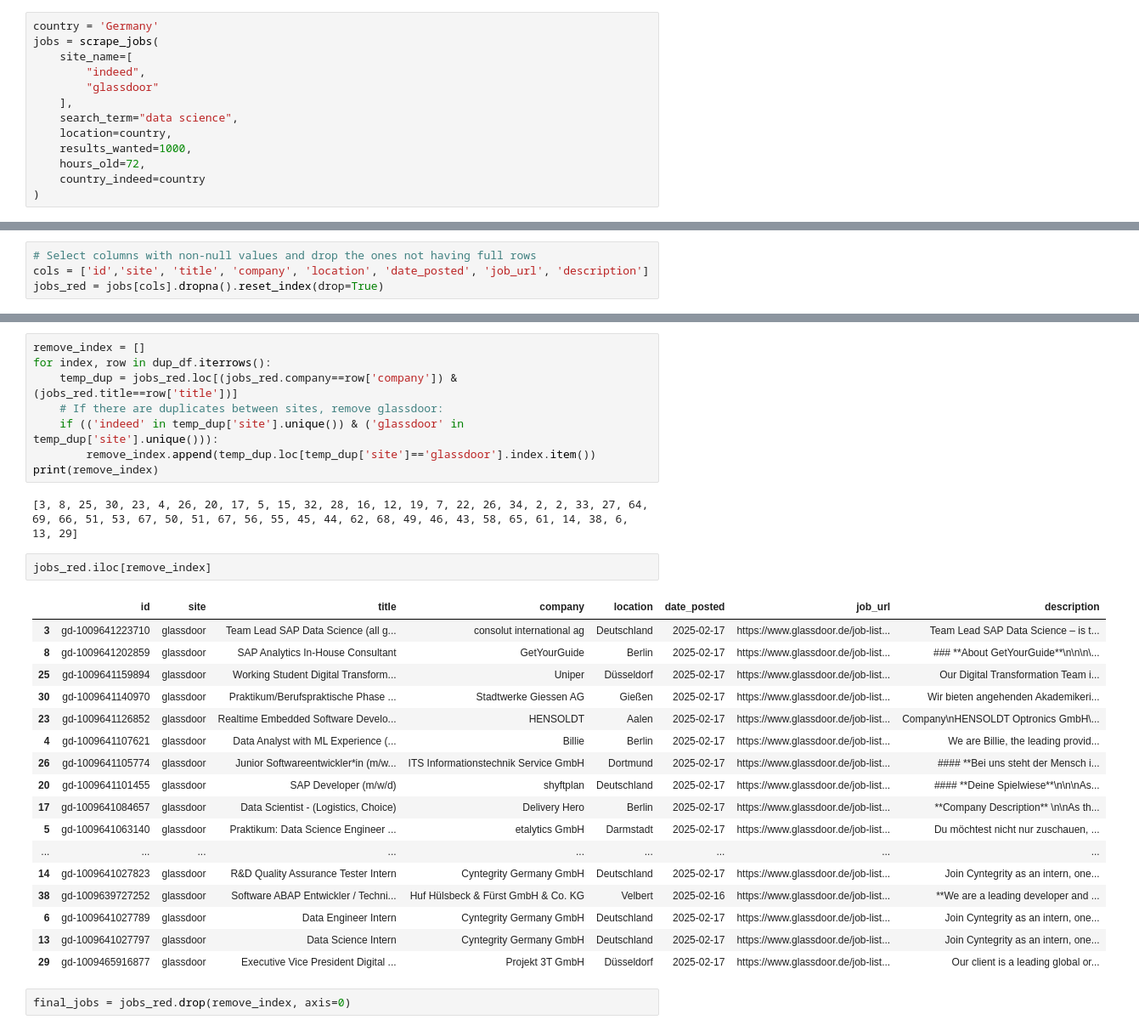
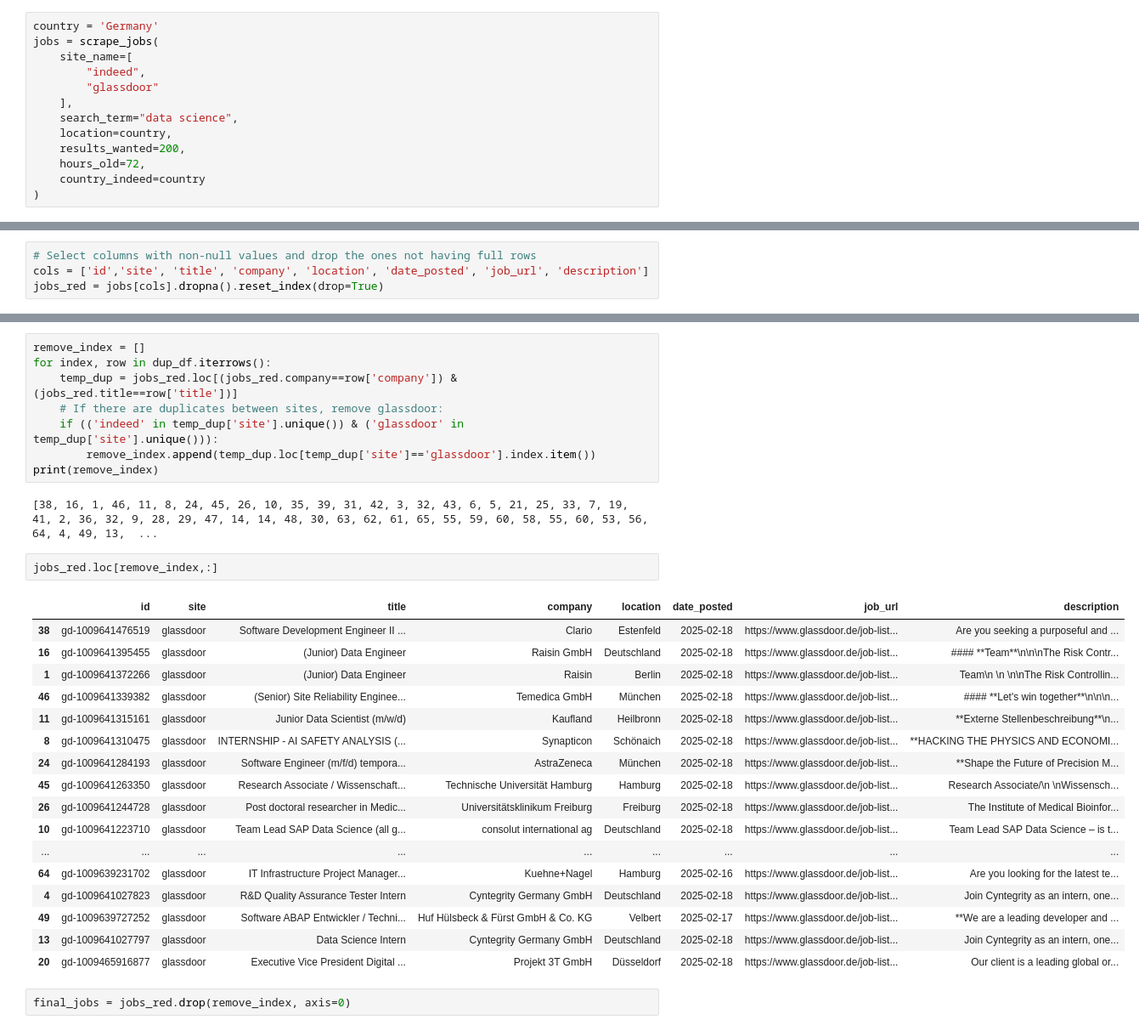
Before and after one commit to ladybug-J/job-market-insights, a Jupyter notebook: analyse_jobspy.ipynb, the cells around one changed output, grey strips where cells are left out. Shown at 85% size. Cells and saved outputs as stored; diff of their text form.

```diff
--- a/analyse_jobspy.ipynb
+++ b/analyse_jobspy.ipynb
@@ -19,7 +19,7 @@ jobs = scrape_jobs(
     ],
     search_term="data science",
     location=country,
-    results_wanted=1000,
+    results_wanted=200,
     hours_old=72,
     country_indeed=country
 )
@@ -117,27 +117,27 @@ for index, row in dup_df.iterrows():
         remove_index.append(temp_dup.loc[temp_dup['site']=='glassdoor'].index.item())
 print(remove_index)
 # %% [output]
-[3, 8, 25, 30, 23, 4, 26, 20, 17, 5, 15, 32, 28, 16, 12, 19, 7, 22, 26, 34, 2, 2, 33, 27, 64, 69, 66, 51, 53, 67, 50, 51, 67, 56, 55, 45, 44, 62, 68, 49, 46, 43, 58, 65, 61, 14, 38, 6, 13, 29]
+[38, 16, 1, 46, 11, 8, 24, 45, 26, 10, 35, 39, 31, 42, 3, 32, 43, 6, 5, 21, 25, 33, 7, 19, 41, 2, 36, 32, 9, 28, 29, 47, 14, 14, 48, 30, 63, 62, 61, 65, 55, 59, 60, 58, 55, 60, 53, 56, 64, 4, 49, 13,  ...
 # %%
-jobs_red.iloc[remove_index]
+jobs_red.loc[remove_index,:]
 # %% [output]
 |  | id | site | title | company | location | date_posted | job_url | description |
-| 3 | gd-1009641223710 | glassdoor | Team Lead SAP Data Science (all g... | consolut international ag | Deutschland | 2025-02-17 | https://www.glassdoor.de/job-list... | Team Lead SAP Data Science – is t... |
-| 8 | gd-1009641202859 | glassdoor | SAP Analytics In-House Consultant | GetYourGuide | Berlin | 2025-02-17 | https://www.glassdoor.de/job-list... | ### **About GetYourGuide**\n\n\n\... |
-| 25 | gd-1009641159894 | glassdoor | Working Student Digital Transform... | Uniper | Düsseldorf | 2025-02-17 | https://www.glassdoor.de/job-list... | Our Digital Transformation Team i... |
-| 30 | gd-1009641140970 | glassdoor | Praktikum/Berufspraktische Phase ... | Stadtwerke Giessen AG | Gießen | 2025-02-17 | https://www.glassdoor.de/job-list... | Wir bieten angehenden Akademikeri... |
-| 23 | gd-1009641126852 | glassdoor | Realtime Embedded Software Develo... | HENSOLDT | Aalen | 2025-02-17 | https://www.glassdoor.de/job-list... | Company\nHENSOLDT Optronics GmbH\... |
-| 4 | gd-1009641107621 | glassdoor | Data Analyst with ML Experience (... | Billie | Berlin | 2025-02-17 | https://www.glassdoor.de/job-list... | We are Billie, the leading provid... |
-| 26 | gd-1009641105774 | glassdoor | Junior Softwareentwickler*in (m/w... | ITS Informationstechnik Service GmbH | Dortmund | 2025-02-17 | https://www.glassdoor.de/job-list... | #### **Bei uns steht der Mensch i... |
-| 20 | gd-1009641101455 | glassdoor | SAP Developer (m/w/d) | shyftplan | Deutschland | 2025-02-17 | https://www.glassdoor.de/job-list... | #### **Deine Spielwiese**\n\n\nAs... |
-| 17 | gd-1009641084657 | glassdoor | Data Scientist - (Logistics, Choice) | Delivery Hero | Berlin | 2025-02-17 | https://www.glassdoor.de/job-list... | **Company Description** \n\nAs th... |
-| 5 | gd-1009641063140 | glassdoor | Praktikum: Data Science Engineer ... | etalytics GmbH | Darmstadt | 2025-02-17 | https://www.glassdoor.de/job-list... | Du möchtest nicht nur zuschauen, ... |
+| 38 | gd-1009641476519 | glassdoor | Software Development Engineer II ... | Clario | Estenfeld | 2025-02-18 | https://www.glassdoor.de/job-list... | Are you seeking a purposeful and ... |
+| 16 | gd-1009641395455 | glassdoor | (Junior) Data Engineer | Raisin GmbH | Deutschland | 2025-02-18 | https://www.glassdoor.de/job-list... | #### **Team**\n\n\nThe Risk Contr... |
+| 1 | gd-1009641372266 | glassdoor | (Junior) Data Engineer | Raisin | Berlin | 2025-02-18 | https://www.glassdoor.de/job-list... | Team\n \n \n\nThe Risk Controllin... |
+| 46 | gd-1009641339382 | glassdoor | (Senior) Site Reliability Enginee... | Temedica GmbH | München | 2025-02-18 | https://www.glassdoor.de/job-list... | #### **Let's win together**\n\n\n... |
+| 11 | gd-1009641315161 | glassdoor | Junior Data Scientist (m/w/d) | Kaufland | Heilbronn | 2025-02-18 | https://www.glassdoor.de/job-list... | **Externe Stellenbeschreibung**\n... |
+| 8 | gd-1009641310475 | glassdoor | INTERNSHIP - AI SAFETY ANALYSIS (... | Synapticon | Schönaich | 2025-02-18 | https://www.glassdoor.de/job-list... | **HACKING THE PHYSICS AND ECONOMI... |
+| 24 | gd-1009641284193 | glassdoor | Software Engineer (m/f/d) tempora... | AstraZeneca | München | 2025-02-18 | https://www.glassdoor.de/job-list... | **Shape the Future of Precision M... |
+| 45 | gd-1009641263350 | glassdoor | Research Associate / Wissenschaft... | Technische Universität Hamburg | Hamburg | 2025-02-18 | https://www.glassdoor.de/job-list... | Research Associate/\n \nWissensch... |
+| 26 | gd-1009641244728 | glassdoor | Post doctoral researcher in Medic... | Universitätsklinikum Freiburg | Freiburg | 2025-02-18 | https://www.glassdoor.de/job-list... | The Institute of Medical Bioinfor... |
+| 10 | gd-1009641223710 | glassdoor | Team Lead SAP Data Science (all g... | consolut international ag | Deutschland | 2025-02-18 | https://www.glassdoor.de/job-list... | Team Lead SAP Data Science – is t... |
 | ... | ... | ... | ... | ... | ... | ... | ... | ... |
-| 14 | gd-1009641027823 | glassdoor | R&D Quality Assurance Tester Intern | Cyntegrity Germany GmbH | Deutschland | 2025-02-17 | https://www.glassdoor.de/job-list... | Join Cyntegrity as an intern, one... |
-| 38 | gd-1009639727252 | glassdoor | Software ABAP Entwickler / Techni... | Huf Hülsbeck & Fürst GmbH & Co. KG | Velbert | 2025-02-16 | https://www.glassdoor.de/job-list... | **We are a leading developer and ... |
-| 6 | gd-1009641027789 | glassdoor | Data Engineer Intern | Cyntegrity Germany GmbH | Deutschland | 2025-02-17 | https://www.glassdoor.de/job-list... | Join Cyntegrity as an intern, one... |
-| 13 | gd-1009641027797 | glassdoor | Data Science Intern | Cyntegrity Germany GmbH | Deutschland | 2025-02-17 | https://www.glassdoor.de/job-list... | Join Cyntegrity as an intern, one... |
-| 29 | gd-1009465916877 | glassdoor | Executive Vice President Digital ... | Projekt 3T GmbH | Düsseldorf | 2025-02-17 | https://www.glassdoor.de/job-list... | Our client is a leading global or... |
+| 64 | gd-1009639231702 | glassdoor | IT Infrastructure Project Manager... | Kuehne+Nagel | Hamburg | 2025-02-16 | https://www.glassdoor.de/job-list... | Are you looking for the latest te... |
+| 4 | gd-1009641027823 | glassdoor | R&D Quality Assurance Tester Intern | Cyntegrity Germany GmbH | Deutschland | 2025-02-18 | https://www.glassdoor.de/job-list... | Join Cyntegrity as an intern, one... |
+| 49 | gd-1009639727252 | glassdoor | Software ABAP Entwickler / Techni... | Huf Hülsbeck & Fürst GmbH & Co. KG | Velbert | 2025-02-17 | https://www.glassdoor.de/job-list... | **We are a leading developer and ... |
+| 13 | gd-1009641027797 | glassdoor | Data Science Intern | Cyntegrity Germany GmbH | Deutschland | 2025-02-18 | https://www.glassdoor.de/job-list... | Join Cyntegrity as an intern, one... |
+| 20 | gd-1009465916877 | glassdoor | Executive Vice President Digital ... | Projekt 3T GmbH | Düsseldorf | 2025-02-18 | https://www.glassdoor.de/job-list... | Our client is a leading global or... |
 # %%
 final_jobs = jobs_red.drop(remove_index, axis=0)
 # %%
```
Also changed, not shown: parts of 25 cells of this notebook, 2 other files.
